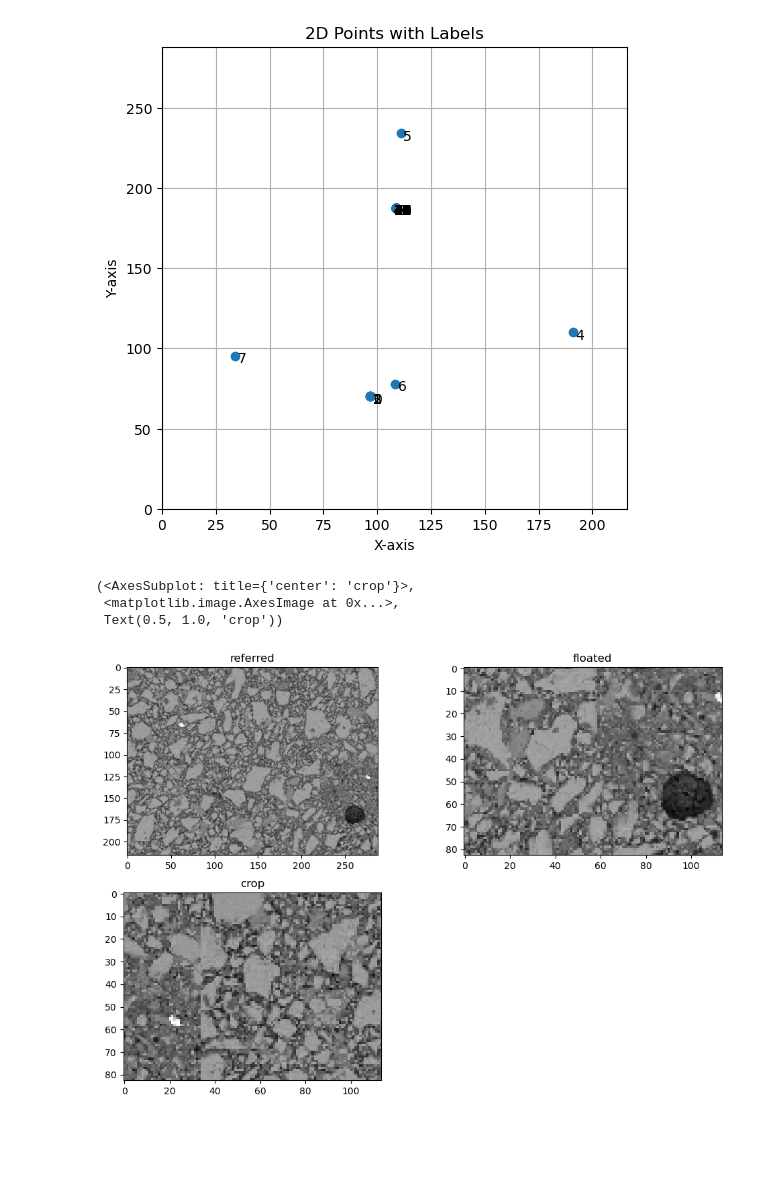
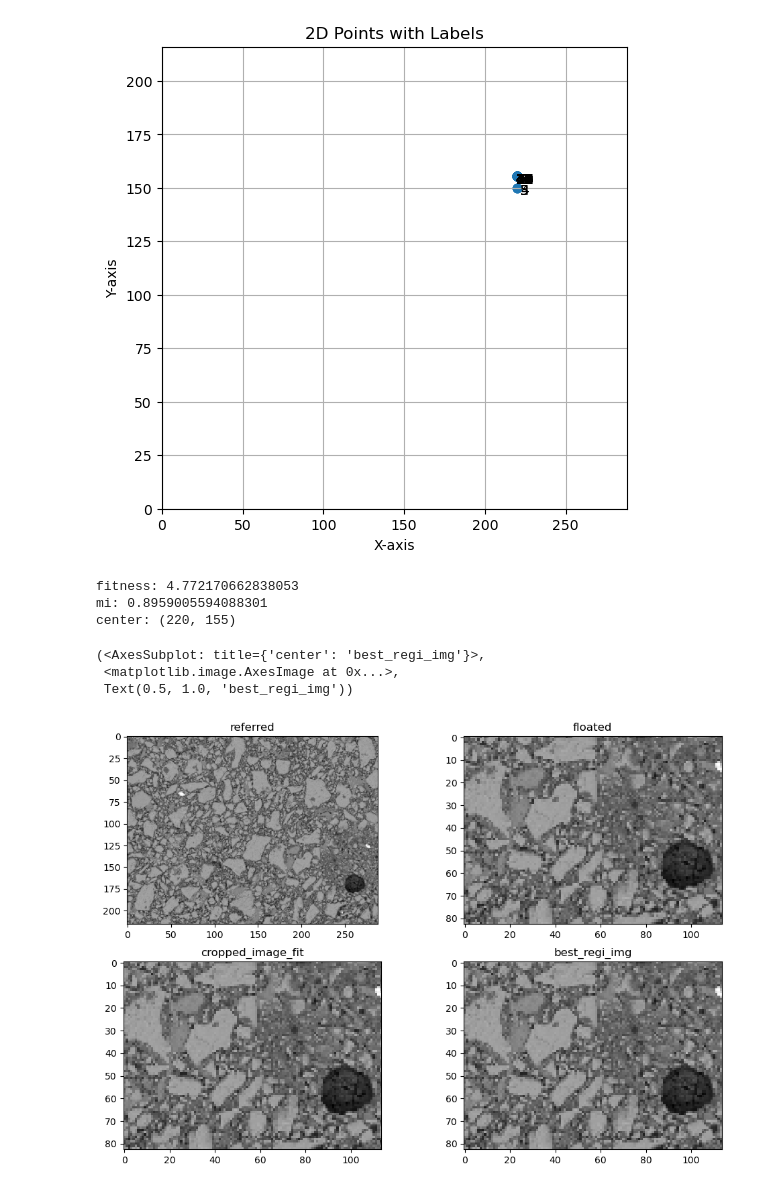
Before and after one commit to Barryzp/ml-workspace, a Jupyter notebook: registration/similarity-measure/mi.ipynb, the cells around one changed output. Drawn from its saved outputs; the diff is of its cells as text; code cells hidden in the pictures; blank space fills up the shorter version.

```diff
--- a/registration/similarity-measure/mi.ipynb
+++ b/registration/similarity-measure/mi.ipynb
@@ -25,8 +25,11 @@ import random
 refered_img = cv2.imread('images/3d-6.tif', cv2.IMREAD_GRAYSCALE)
 floated_img = cv2.imread('images/3d-6-2-crop.tif', cv2.IMREAD_GRAYSCALE)
 
-r_img_width, r_img_height = refered_img.shape
-f_img_width, f_img_height = floated_img.shape
+r_img_height, r_img_width = refered_img.shape
+f_img_height, f_img_width  = floated_img.shape
+
+print(f"f_width: {f_img_width}, f_height: {f_img_height}")
+print(f"r_width: {r_img_width}, r_height: {r_img_height}")
 
 # 生成初始参数规定范围，
 minV = [0, 0]
@@ -34,9 +37,9 @@ maxV = [r_img_width, r_img_height]
 
 parameters_num = 2
 particle_num = 100
-iteratons = 50
+iteratons = 10
 
-weight_inertia = 0.8  # Inertia weight
+weight_inertia = 0.5  # Inertia weight
 individual_w = 1.6    # Cognitive (particle's best) weight
-global_w = 2.0    # Social (swarm's best) weight
-speed = 10 # 粒子移动的速度
+global_w = 2.6    # Social (swarm's best) weight
+speed = 5 # 粒子移动的速度
@@ -162,5 +172,6 @@ records = []
 # Running PSO
 best_position = algorithm(poses, iteratons, records)
 print(f"The best position found is: {best_position}")
-print(f"The maximum value of the function is: {fintess(best_position)}")
+val,best_regi_img = fintess(best_position)
+print(f"The maximum value of the function is: {val}")
 # %% [output]
@@ -215,7 +221,7 @@ ax.set_title('2D Points with Labels')
 
 plt.show()
 # %% [output]
-[figure, old version]
+[figure, new version]
 # %%
 # crop 裁剪图片
 
@@ -250,36 +256,51 @@ def crop_rotate(image, center, size, angle):
     start_row, end_row = y, y + size[0]  # Example row range
     start_col, end_col = x, x + size[1]  # Example column range
 
     # Define the fill value for out-of-bounds indices
     fill_value = 0.0
 
     # 对超出区域的处理
-    cropped = [[rotated[i][j] if i < len(rotated) and j < len(rotated[i]) else fill_value
+    cropped = [[rotated[i][j] if i >= 0 and i < len(rotated) and j >= 0 and j < len(rotated[i]) else fill_value
           for j in range(start_col, end_col)]
          for i in range(start_row, end_row)]
     # cropped = rotated[y:y + size[1], x:x + size[0]]
 
     return cropped
 
 # Specify center, size, and angle
 center = (int(best_position[0]), int(best_position[1]))  # Example center position (x, y)
 size = (f_img_height, f_img_width)      # Example size (height, width)
 angle = 0           # Example rotation angle in degrees
 
 # Crop and rotate
 cropped_image = crop_rotate(refered_img, center, size, angle)
 
+# test my fitness ok? okay.
+test_p = [220., 155.]
+tesnor_p = torch.tensor(test_p)
+
+fitness_val, cropped_image_fit = fintess(test_p)
+
+test_cropped_image = np.array(crop_rotate(refered_img, test_p, size, angle))
+print(f"fitness: {fitness_val}")
+print(f"mi: {mutual_information(floated_img, test_cropped_image)}")
+print(f"center: {center}")
+
 # Display the images
 plt.figure(figsize=(12, 8))
 plt.subplot(2, 2, 1), plt.imshow(refered_img, cmap='gray'), plt.title('referred')
 plt.subplot(2, 2, 2), plt.imshow(floated_img, cmap='gray'), plt.title('floated')
-plt.subplot(2, 2, 3), plt.imshow(cropped_image, cmap='gray'), plt.title('crop')
+plt.subplot(2, 2, 3), plt.imshow(cropped_image_fit, cmap='gray'), plt.title('cropped_image_fit')
+plt.subplot(2, 2, 4), plt.imshow(best_regi_img, cmap='gray'), plt.title('best_regi_img')
 
 # Question:
 # 1. 使用的坐标系是哪个？需要确定裁剪区域在图像的哪一位置。图像是先进行了旋转，再进行了移动，先不管旋转后的超出区域直接丢弃的处理。
 # 2. 裁剪超过对应区域怎么办？用0填充
 # %% [output]
-(<AxesSubplot: title={'center': 'crop'}>,
- <matplotlib.image.AxesImage at 0x...>,
- Text(0.5, 1.0, 'crop'))
+fitness: 4.772170662838053
+mi: 0.8959005594088301
+center: (220, 155)
+(<AxesSubplot: title={'center': 'best_regi_img'}>,
+ <matplotlib.image.AxesImage at 0x...>,
+ Text(0.5, 1.0, 'best_regi_img'))
-[figure, old version]
+[figure, new version]
```
Also changed, not shown: parts of 3 cells of this notebook, 5 other files.
